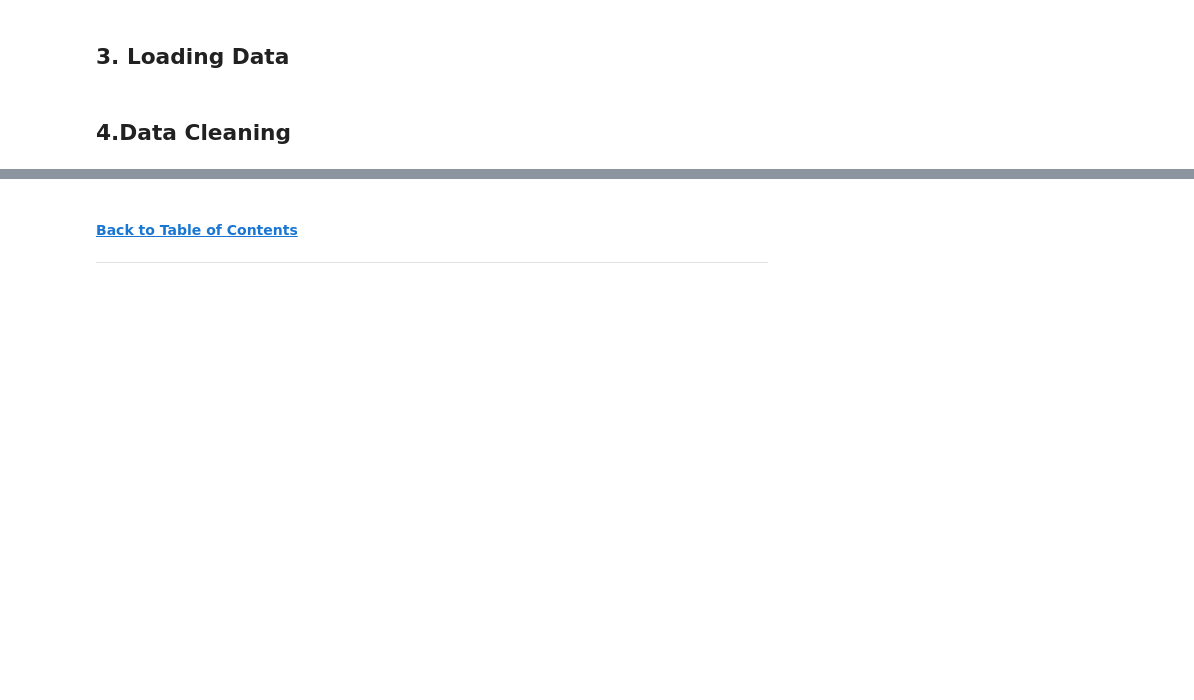
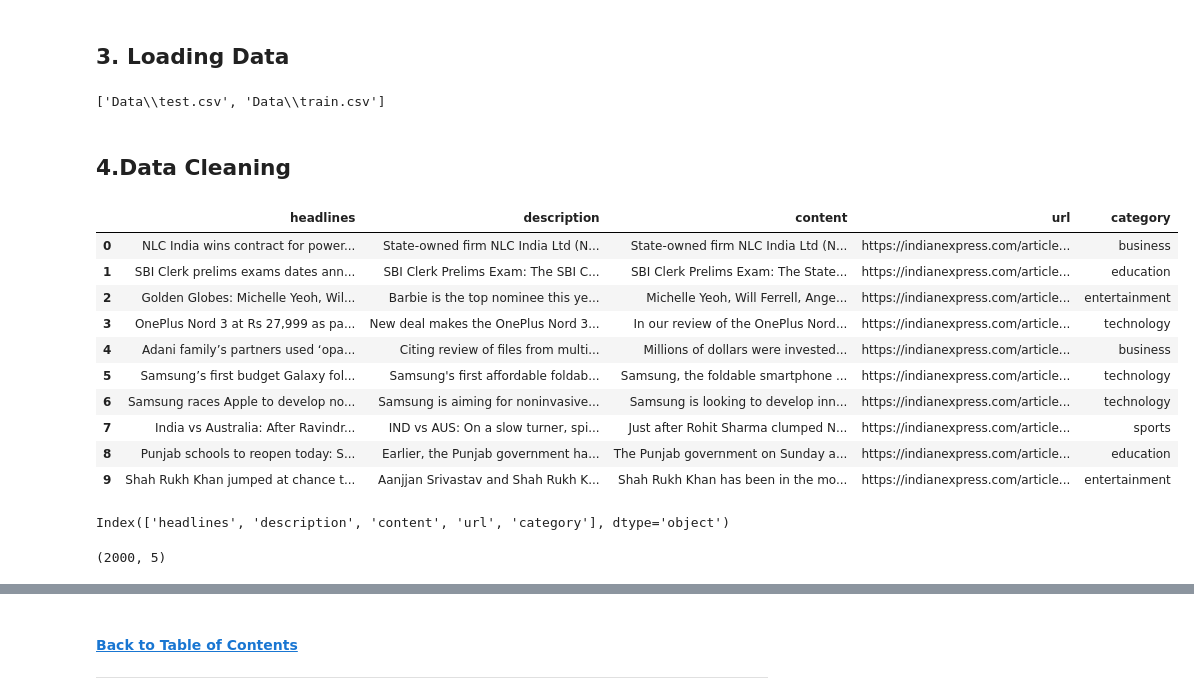
Before and after one commit to AmandaMokoena/2401FTDS_Classification_Project_0A4, a Jupyter notebook: Classification Project notebook.ipynb, the cells around one changed output, grey strips where cells are left out. Drawn from its saved outputs; the diff is of its cells as text; code cells hidden in the pictures; blank space fills up the shorter version.

```diff
--- a/Classification Project notebook.ipynb
+++ b/Classification Project notebook.ipynb
@@ -33,0 +50,10 @@
+# %%
+import glob
+
+# List all CSV files in the 'Data' directory
+csv_files = glob.glob('Data/*.csv')
+
+# Print the list of CSV files
+print(csv_files)
+# %% [output]
+['Data\\test.csv', 'Data\\train.csv']
@@ -34,2 +64,33 @@
 # %% [markdown]
 ## 4.Data Cleaning <a class="anchor" id="chapter4"></a>
+# %%
+
+# Load the dataset
+file_path = r"2401FTDS_Classification_Project_0A4\Data\test.csv"
+data = pd.read_csv("Data\\test.csv")
+# %%
+
+# Display the first few rows of the dataframe to understand its structure and contents
+data.head(10)
+# %% [output]
+|  | headlines | description | content | url | category |
+| 0 | NLC India wins contract for power... | State-owned firm NLC India Ltd (N... | State-owned firm NLC India Ltd (N... | https://indianexpress.com/article... | business |
+| 1 | SBI Clerk prelims exams dates ann... | SBI Clerk Prelims Exam: The SBI C... | SBI Clerk Prelims Exam: The State... | https://indianexpress.com/article... | education |
+| 2 | Golden Globes: Michelle Yeoh, Wil... | Barbie is the top nominee this ye... | Michelle Yeoh, Will Ferrell, Ange... | https://indianexpress.com/article... | entertainment |
+| 3 | OnePlus Nord 3 at Rs 27,999 as pa... | New deal makes the OnePlus Nord 3... | In our review of the OnePlus Nord... | https://indianexpress.com/article... | technology |
+| 4 | Adani family’s partners used ‘opa... | Citing review of files from multi... | Millions of dollars were invested... | https://indianexpress.com/article... | business |
+| 5 | Samsung’s first budget Galaxy fol... | Samsung's first affordable foldab... | Samsung, the foldable smartphone ... | https://indianexpress.com/article... | technology |
+| 6 | Samsung races Apple to develop no... | Samsung is aiming for noninvasive... | Samsung is looking to develop inn... | https://indianexpress.com/article... | technology |
+| 7 | India vs Australia: After Ravindr... | IND vs AUS: On a slow turner, spi... | Just after Rohit Sharma clumped N... | https://indianexpress.com/article... | sports |
+| 8 | Punjab schools to reopen today: S... | Earlier, the Punjab government ha... | The Punjab government on Sunday a... | https://indianexpress.com/article... | education |
+| 9 | Shah Rukh Khan jumped at chance t... | Aanjjan Srivastav and Shah Rukh K... | Shah Rukh Khan has been in the mo... | https://indianexpress.com/article... | entertainment |
+# %%
+
+# Check the columns of the DataFrame
+print(data.columns)
+# %% [output]
+Index(['headlines', 'description', 'content', 'url', 'category'], dtype='object')
+# %%
+data.shape
+# %% [output]
+(2000, 5)
```
Also changed, not shown: parts of 11 cells of this notebook.
